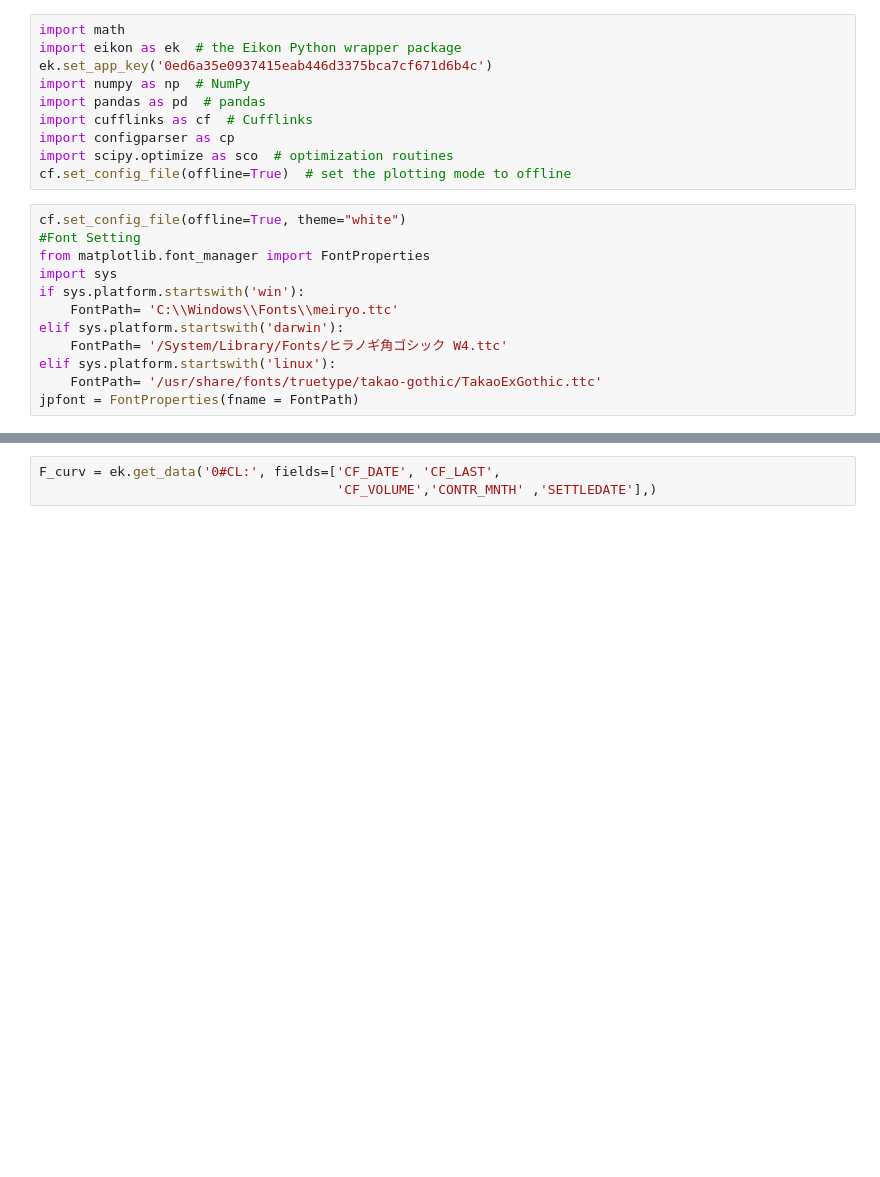
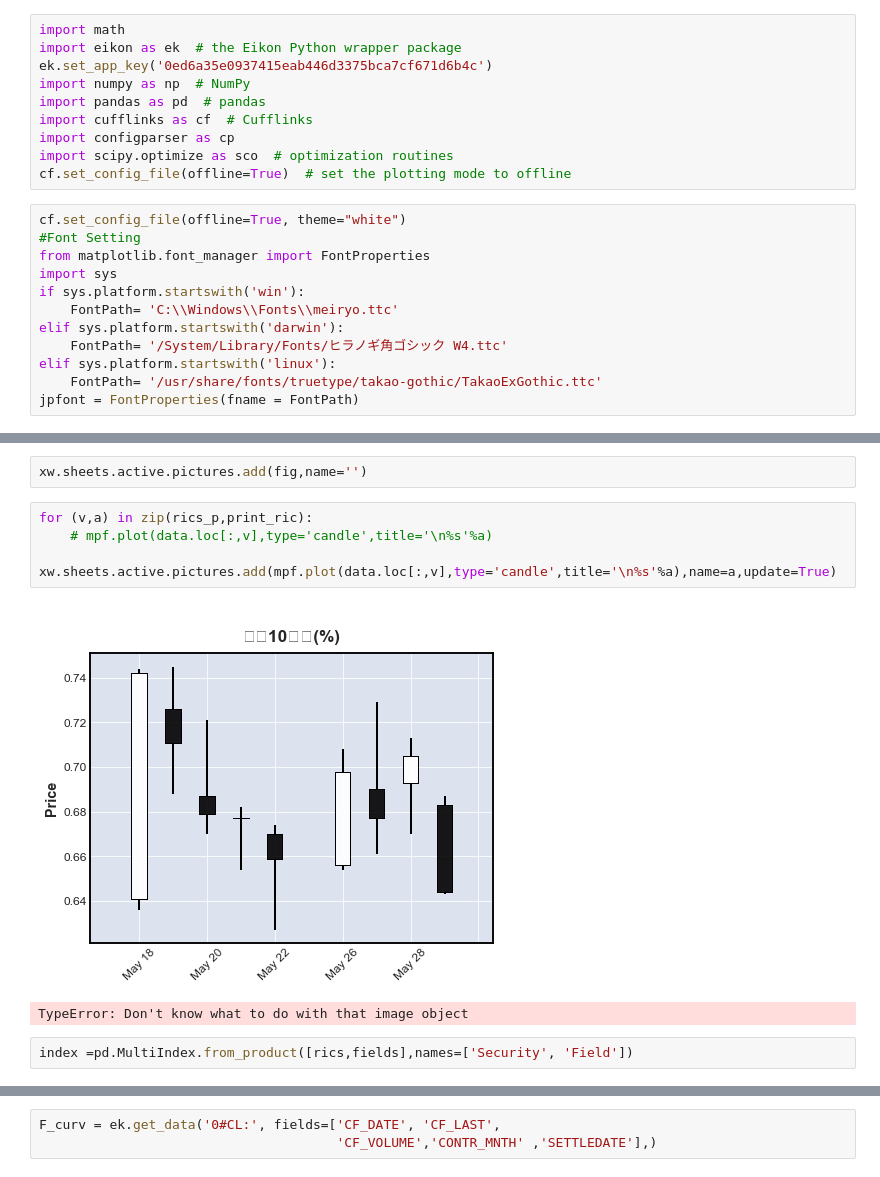
Before and after one commit to NagaoKosuke/HOME, a Jupyter notebook: syutoku.ipynb, the cells around one changed output, grey strips where cells are left out. Drawn from its saved outputs; the diff is of its cells as text; blank space fills up the shorter version.

```diff
--- a/syutoku.ipynb
+++ b/syutoku.ipynb
@@ -125,0 +344,11 @@ YC.tail()
+# %%
+xw.sheets.active.pictures.add(fig,name='')
+# %%
+for (v,a) in zip(rics_p,print_ric):
+    # mpf.plot(data.loc[:,v],type='candle',title='\n%s'%a)
+    xw.sheets.active.pictures.add(mpf.plot(data.loc[:,v],type='candle',title='\n%s'%a),name=a,update=True)
+# %% [output]
+[figure, added]
+TypeError: Don't know what to do with that image object
+# %%
+index =pd.MultiIndex.from_product([rics,fields],names=['Security', 'Field'])
```
Also changed, not shown: parts of 60 cells of this notebook.
